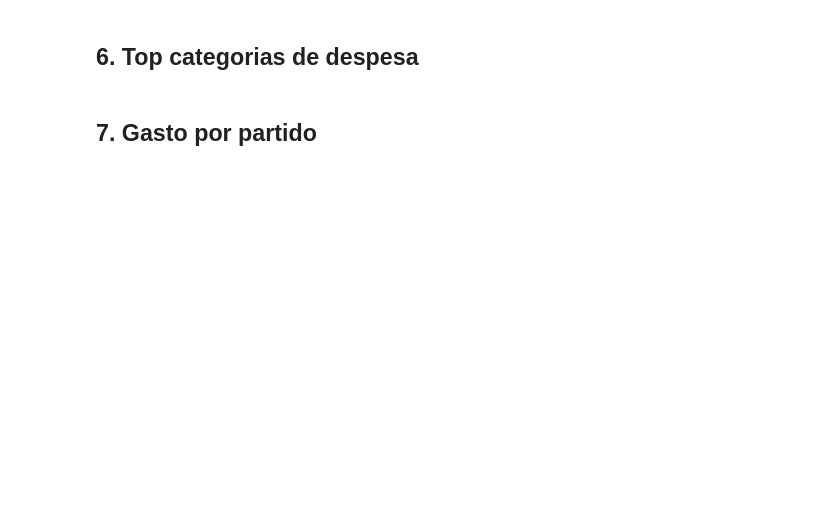
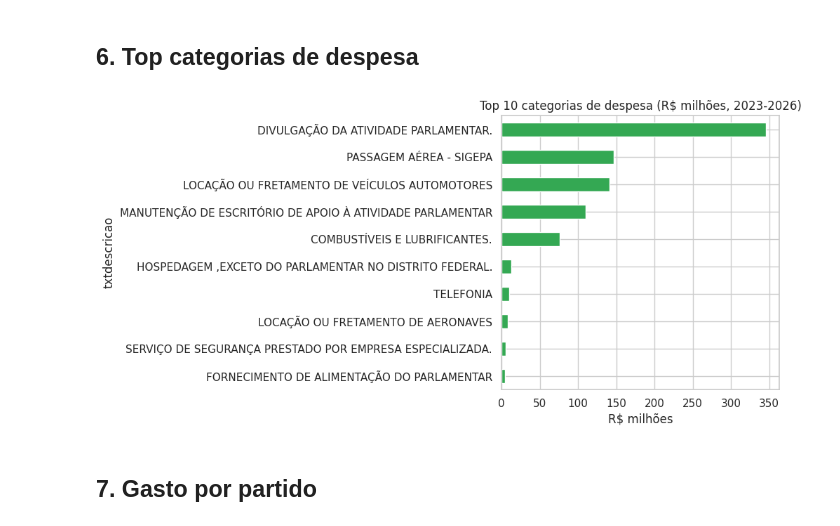
Before and after one commit to jomagdala/analise-gastos-camara-deputados, a Jupyter notebook: eda_gastos_camara_deputados.ipynb, the cells around one changed output. Saved outputs shown, nothing was run; the diff lists cells and outputs as text; code cells hidden in the pictures; blank space fills up the shorter version.

```diff
--- a/eda_gastos_camara_deputados.ipynb
+++ b/eda_gastos_camara_deputados.ipynb
@@ -130,17 +151,19 @@ plt.show()
 ## 6. Top categorias de despesa
 # %%
 top_categorias = (
-    gastos.groupby("txtDescricao")["vlrLiquido"]
+    gastos.groupby("txtdescricao")["vlrliquido"]
     .sum()
     .sort_values(ascending=False)
     .head(10) / 1_000_000
 )
 
 ax = top_categorias.sort_values().plot(kind="barh", color="#34A853")
 ax.set_title("Top 10 categorias de despesa (R$ milhões, 2023-2026)")
 ax.set_xlabel("R$ milhões")
 plt.tight_layout()
 plt.show()
+# %% [output]
+[figure, added]
 # %% [markdown]
 ## 7. Gasto por partido
 # %%
```
Also changed, not shown: parts of 10 cells of this notebook.
